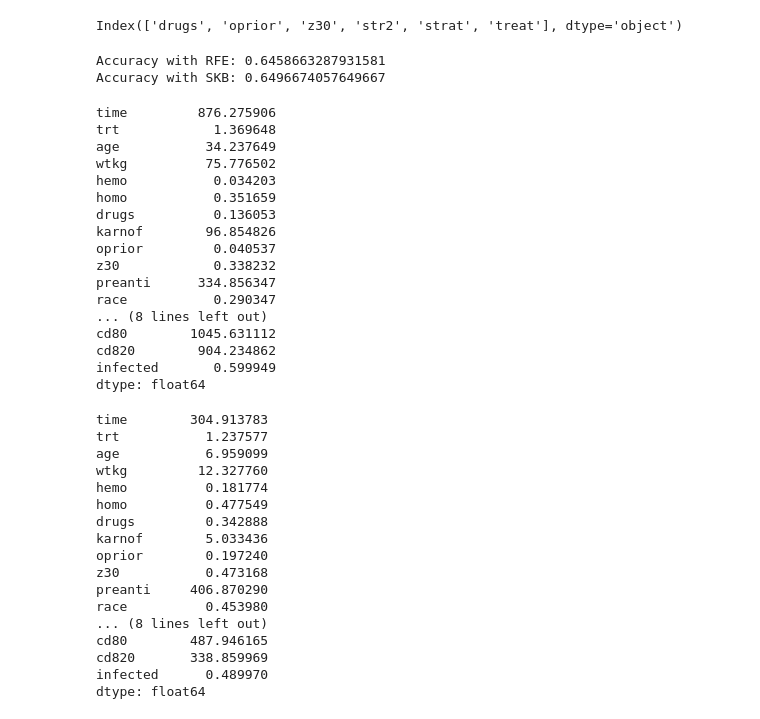
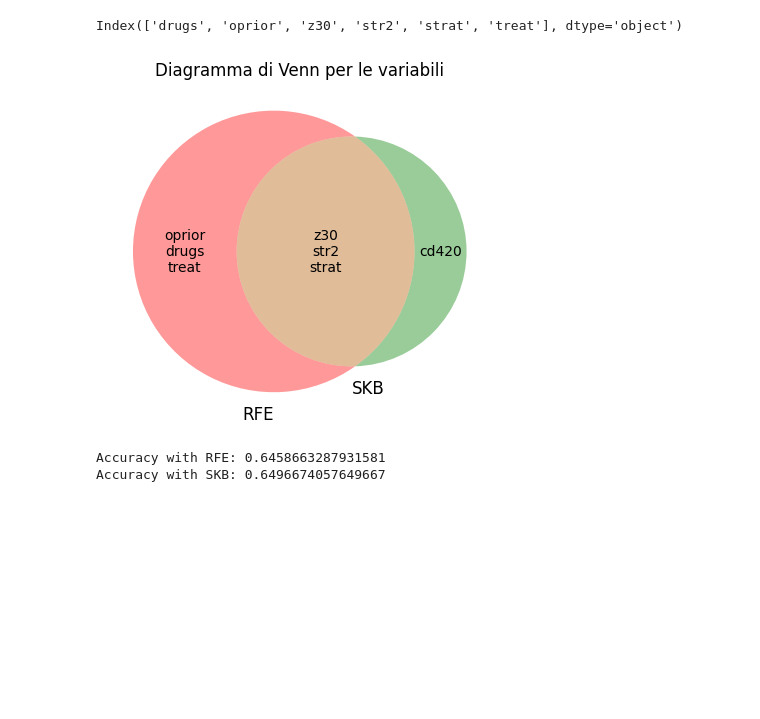
Before and after one commit to LucaTomei93/AIDS_VirusInfectionPrediction, a Jupyter notebook: main.ipynb, the cells around one changed output. Saved outputs shown, nothing was run; the diff lists cells and outputs as text; code cells hidden in the pictures; blank space fills up the shorter version.

```diff
--- a/main.ipynb
+++ b/main.ipynb
@@ -342,6 +344,27 @@ Index(['drugs', 'oprior', 'z30', 'str2', 'strat', 'treat'], dtype='object')
 # %%
 X_train_skb = X_train[skb_vars]
 X_train_rfe = X_train[rfe_vars]
+# %%
+rfe_cols = list(X_train_rfe.columns)
+skb_cols = list(X_train_skb.columns)
+
+set1 = set(rfe_cols)
+set2 = set(skb_cols)
+
+# Crea il diagramma di Venn
+plt.figure(figsize=(5, 5))
+venn_diagram = venn2([set1, set2], ('RFE', 'SKB'))
+
+# Assegna i nomi delle parole alle etichette nelle aree corrispondenti del diagramma di Venn
+venn_diagram.get_label_by_id('10').set_text('\n'.join(set1 - set2))
+venn_diagram.get_label_by_id('11').set_text('\n'.join(set1 & set2))
+venn_diagram.get_label_by_id('01').set_text('\n'.join(set2 - set1))
+
+# Mostra il grafico
+plt.title("Diagramma di Venn per le variabili")
+plt.show()
+# %% [output]
+[figure, added]
 # %%
 # LOOCV
 def loocv(X, y):
@@ -360,46 +383,3 @@ print(f"Accuracy with SKB: {accuracy_skb}")
 # %% [output]
 Accuracy with RFE: 0.6458663287931581
 Accuracy with SKB: 0.6496674057649667
-# %%
-# Rimozione outlier a più di tre deviazioni standard dalla media
-mean = df.mean()
-mean
-# %% [output]
-time         876.275906
-trt            1.369648
-age           34.237649
-wtkg          75.776502
-hemo           0.034203
-homo           0.351659
-drugs          0.136053
-karnof        96.854826
-oprior         0.040537
-z30            0.338232
-preanti      334.856347
-race           0.290347
-... (8 lines left out)
-cd80        1045.631112
-cd820        904.234862
-infected       0.599949
-dtype: float64
-# %%
-std = df.std()
-std
-# %% [output]
-time        304.913783
-trt           1.237577
-age           6.959099
-wtkg         12.327760
-hemo          0.181774
-homo          0.477549
-drugs         0.342888
-karnof        5.033436
-oprior        0.197240
-z30           0.473168
-preanti     406.870290
-race          0.453980
-... (8 lines left out)
-cd80        487.946165
-cd820       338.859969
-infected      0.489970
-dtype: float64
```
Also changed, not shown: parts of 12 cells of this notebook.
